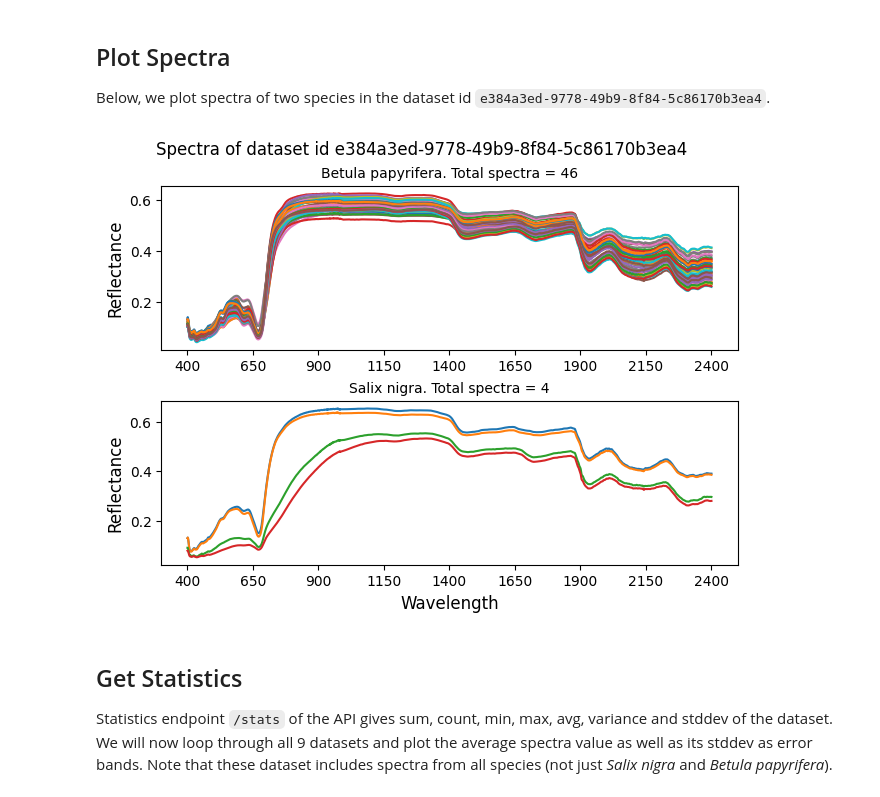
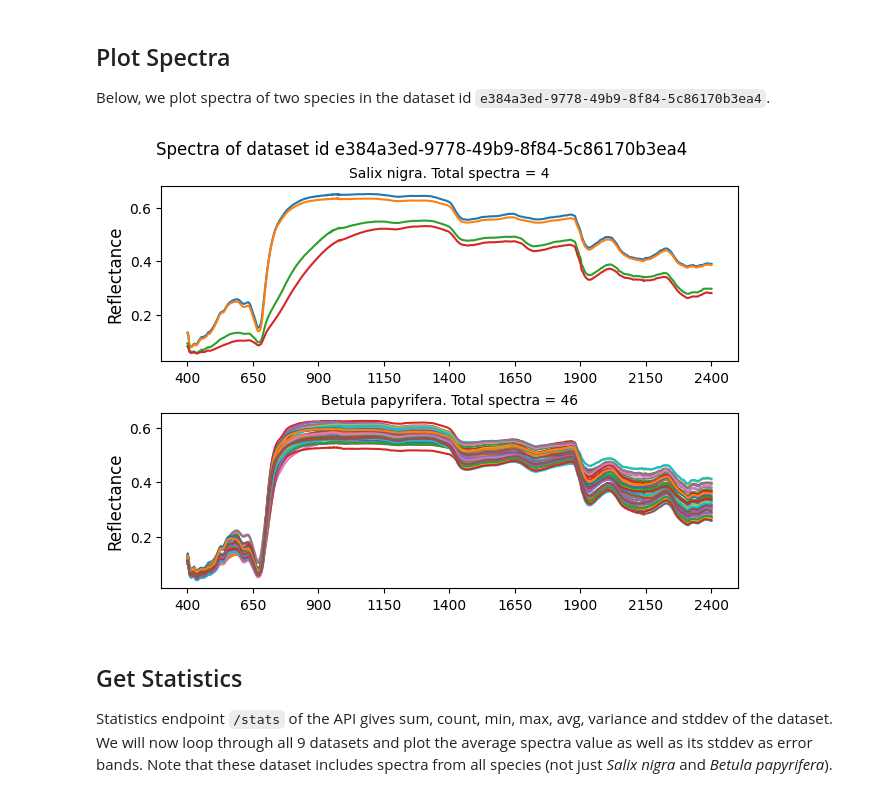
Before and after one commit to rupesh2/ecosis, a Jupyter notebook: ecosis_api_csv.ipynb, the cells around one changed output. Cells and saved outputs as stored; diff of their text form; code cells hidden in the pictures.

Commit message:
reading full species name from csv

```diff
--- a/ecosis_api_csv.ipynb
+++ b/ecosis_api_csv.ipynb
@@ -84,7 +84,8 @@ spectraurl = f"{baseurl}/spectra/search"
 spectra_df = pd.DataFrame()
 
 # list of species
-spp_list = ["Salix nigra", "Betula papyrifera"]
+spp = plant_df['Latin Genus'] + ' ' + plant_df['Latin Species']
+spp_list = spp.str.capitalize().tolist()
 
 # the api only allows 100 items at a time
 # this loop is for pagination
@@ -123,25 +124,18 @@ Below, we plot spectra of two species in the dataset id `e384a3ed-9778-49b9-8f84
 # %%
 fig, axs = plt.subplots(2, 1, constrained_layout=True)
 fig.suptitle(f"Spectra of dataset id {dataset_id[0]}", fontsize=12)
 
-# transpose and plot betula
-betula_df = spectra_df.loc[spp_list[1]]
-axs[0] = plt.subplot(211)
-betula_df.T.plot(ax=axs[0], legend=None)
-axs[0].set_ylabel('Reflectance', fontsize=12)
-axs[0].set_title(f"{spp_list[1]}. Total spectra = {len(betula_df.index)}", fontsize=10)
-
-# transpose and plot salix
-salix_df = spectra_df.loc[spp_list[0]]
-axs[1] = plt.subplot(212)
-salix_df.T.plot(ax=axs[1], legend=None)
-axs[1].set_ylabel('Reflectance', fontsize=12)
-axs[1].set_xlabel('Wavelength', fontsize=12)
-axs[1].set_title(f"{spp_list[0]}. Total spectra = {len(salix_df.index)}", fontsize=10)
+for i, item in enumerate(spp_list):
+    # transpose and plot species
+    spp_df = spectra_df.loc[item]
+    axs[i] = plt.subplot(2,1,i+1)
+    spp_df.T.plot(ax=axs[i], legend=None)
+    axs[i].set_ylabel('Reflectance', fontsize=12)
+    axs[i].set_title(f"{item}. Total spectra = {len(spp_df.index)}", fontsize=10)
 
 plt.show()
 # %% [output]
-[figure, old version]
+[figure, new version]
 # %% [markdown]
 ## Get Statistics
 Statistics endpoint `/stats` of the API gives sum, count, min, max, avg, variance and stddev of the dataset. We will now loop through all 9 datasets and plot the average spectra value as well as its stddev as error bands. Note that these dataset includes spectra from all species (not just *Salix nigra* and *Betula papyrifera*).
```
